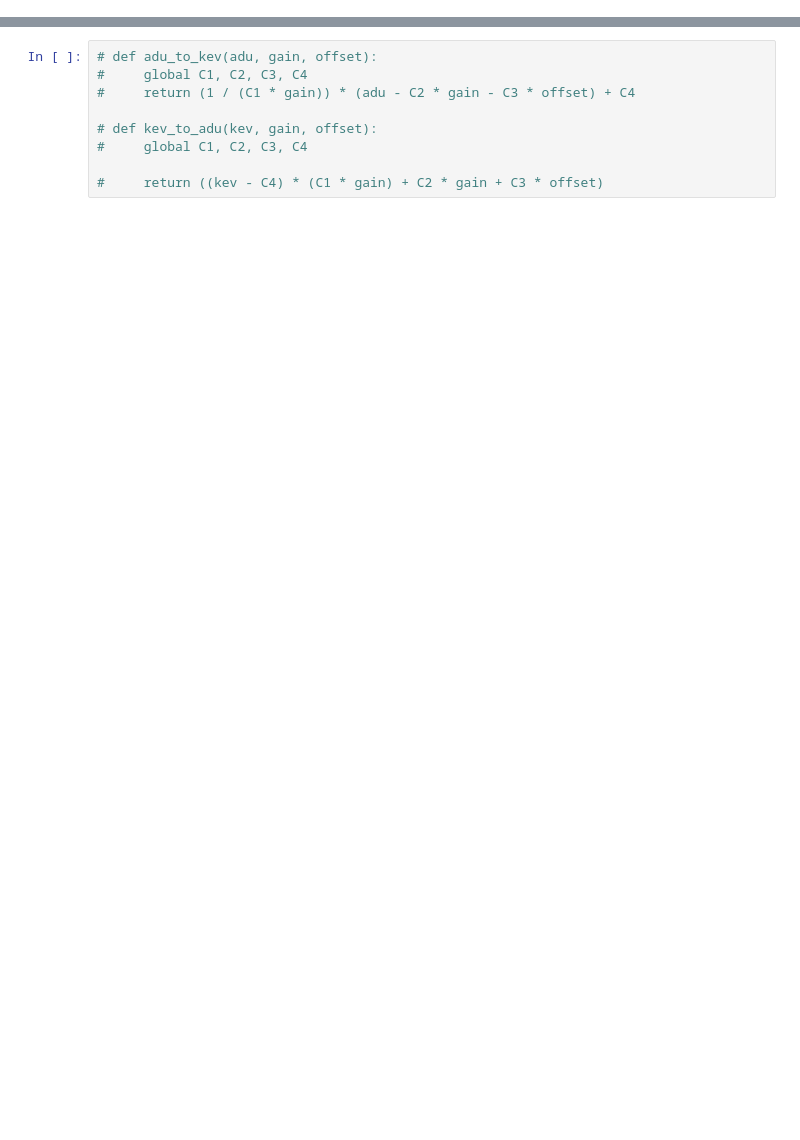
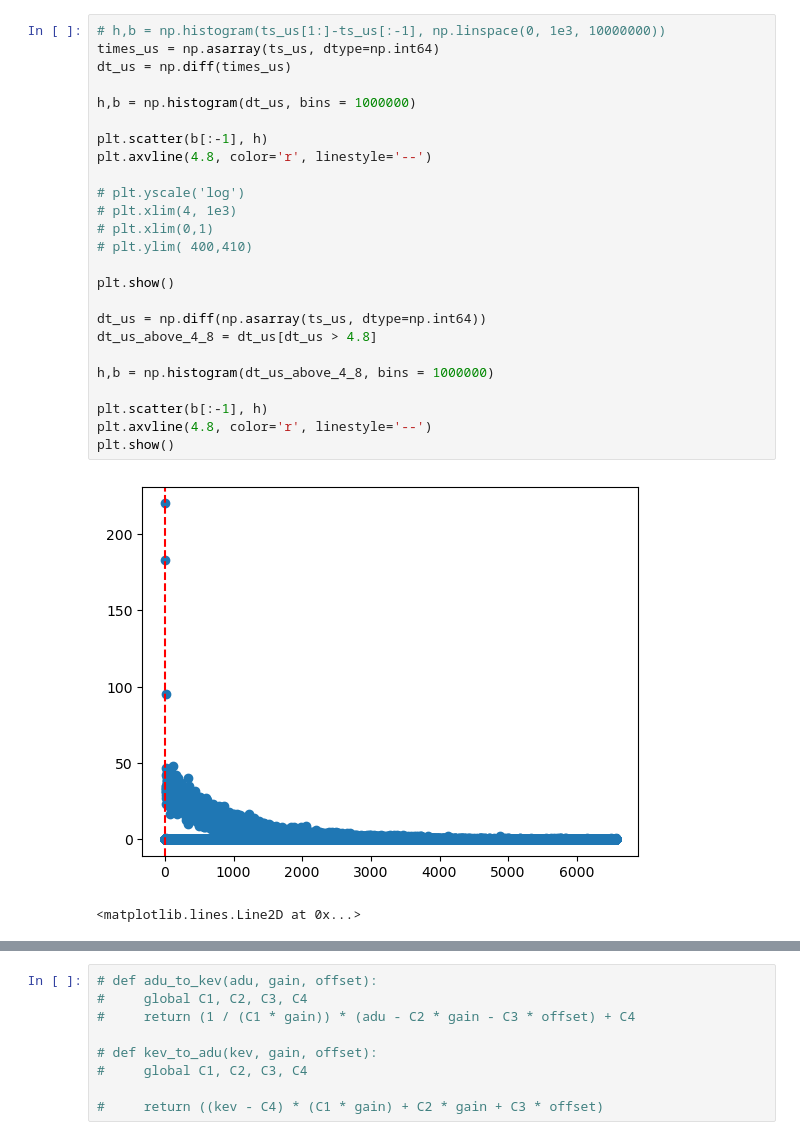
Before and after one commit to EAdelsbach/redpitaya_control, a Jupyter notebook: Notebooks/timestampt.ipynb, the cells around one changed output, grey strips where cells are left out. Saved outputs shown, nothing was run; the diff lists cells and outputs as text; blank space fills up the shorter version.

```diff
--- a/Notebooks/timestampt.ipynb
+++ b/Notebooks/timestampt.ipynb
@@ -12,0 +93,28 @@ C4 = 14.4
+# %%
+# h,b = np.histogram(ts_us[1:]-ts_us[:-1], np.linspace(0, 1e3, 10000000))
+times_us = np.asarray(ts_us, dtype=np.int64)
+dt_us = np.diff(times_us)
+
+h,b = np.histogram(dt_us, bins = 1000000)
+
+plt.scatter(b[:-1], h)
+plt.axvline(4.8, color='r', linestyle='--')
+
+# plt.yscale('log')
+# plt.xlim(4, 1e3)
+# plt.xlim(0,1)
+# plt.ylim( 400,410)
+
+plt.show()
+
+dt_us = np.diff(np.asarray(ts_us, dtype=np.int64))
+dt_us_above_4_8 = dt_us[dt_us > 4.8]
+
+h,b = np.histogram(dt_us_above_4_8, bins = 1000000)
+
+plt.scatter(b[:-1], h)
+plt.axvline(4.8, color='r', linestyle='--')
+plt.show()
+# %% [output]
+[figure, new version]
+<matplotlib.lines.Line2D at 0x...>
```
Also changed, not shown: parts of 26 cells of this notebook, 18 other files.
